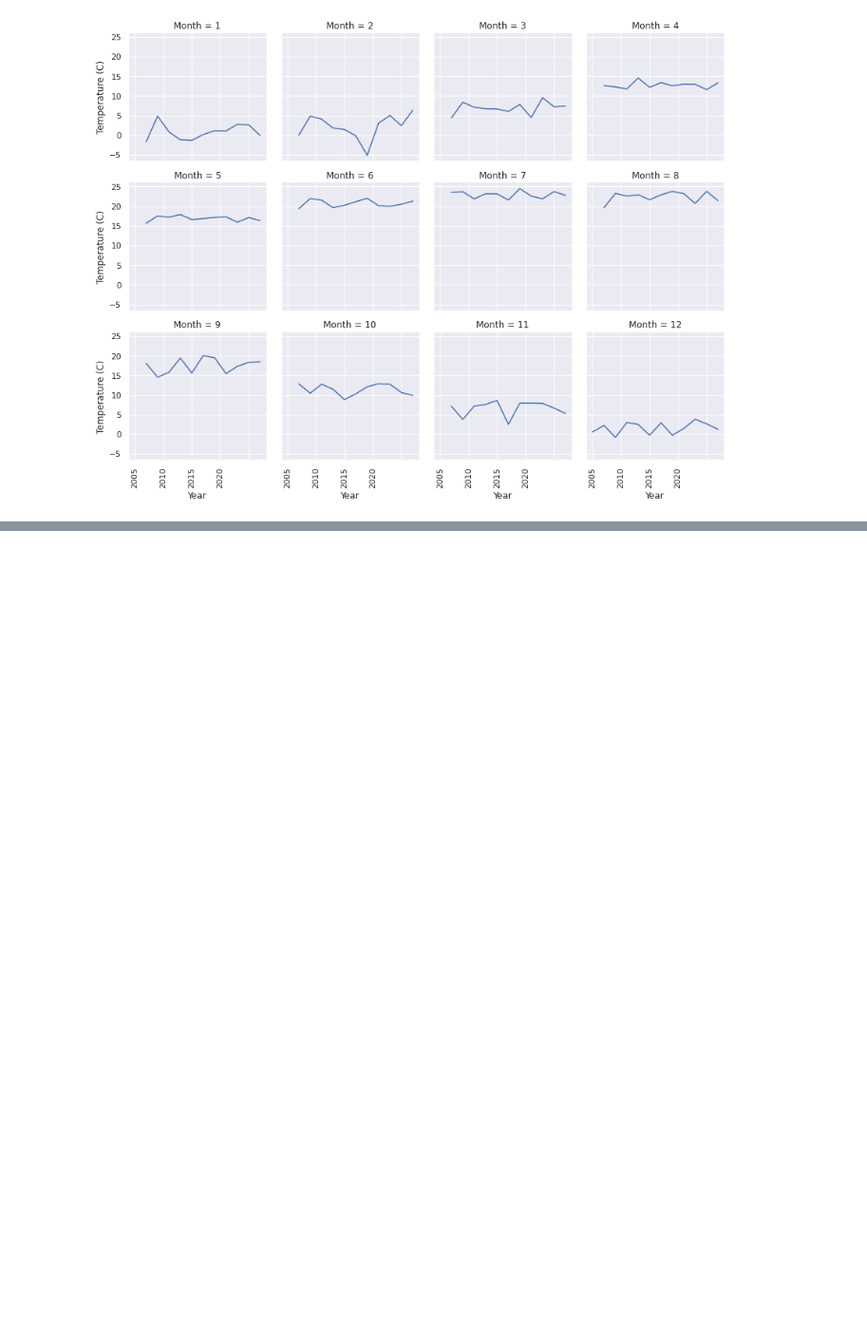
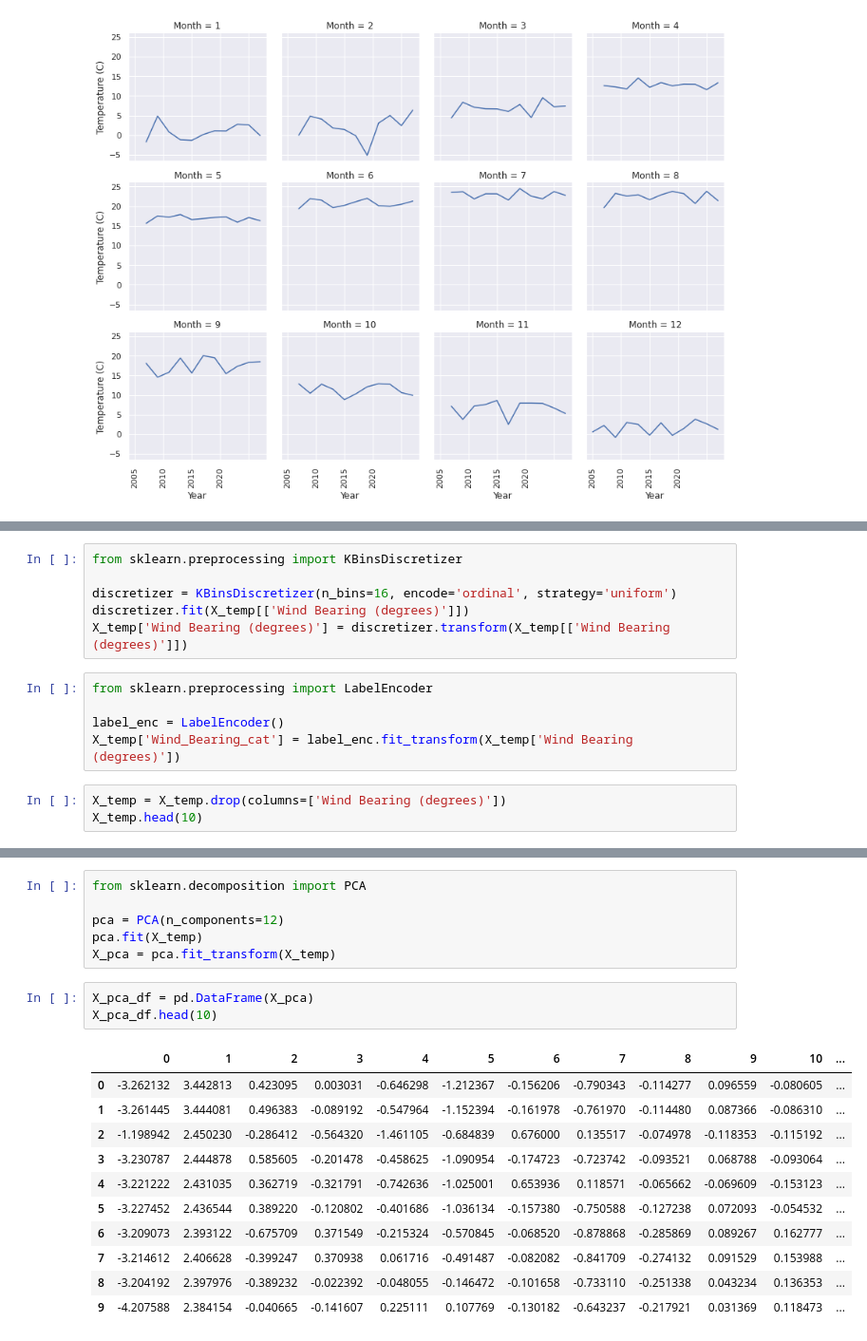
Before and after one commit to nandinib1999/Weather-in-Szeged-2006-2016, a Jupyter notebook: Weather_in_Szeged_2006_2016.ipynb, the cells around one changed output, grey strips where cells are left out. Shown at 95% size. Cells and saved outputs as stored; diff of their text form; blank space fills up the shorter version.

```diff
--- a/Weather_in_Szeged_2006_2016.ipynb
+++ b/Weather_in_Szeged_2006_2016.ipynb
@@ -585,0 +796,14 @@ plt.show()
+# %%
+from sklearn.preprocessing import KBinsDiscretizer
+
+discretizer = KBinsDiscretizer(n_bins=16, encode='ordinal', strategy='uniform')
+discretizer.fit(X_temp[['Wind Bearing (degrees)']])
+X_temp['Wind Bearing (degrees)'] = discretizer.transform(X_temp[['Wind Bearing (degrees)']])
+# %%
+from sklearn.preprocessing import LabelEncoder
+
+label_enc = LabelEncoder()
+X_temp['Wind_Bearing_cat'] = label_enc.fit_transform(X_temp['Wind Bearing (degrees)'])
+# %%
+X_temp = X_temp.drop(columns=['Wind Bearing (degrees)'])
+X_temp.head(10)
@@ -585,0 +854,21 @@ plt.show()
+# %%
+from sklearn.decomposition import PCA
+
+pca = PCA(n_components=12)
+pca.fit(X_temp)
+X_pca = pca.fit_transform(X_temp)
+# %%
+X_pca_df = pd.DataFrame(X_pca)
+X_pca_df.head(10)
+# %% [output]
+|  | 0 | 1 | 2 | 3 | 4 | 5 | 6 | 7 | 8 | 9 | 10 | ... |
+| 0 | -3.262132 | 3.442813 | 0.423095 | 0.003031 | -0.646298 | -1.212367 | -0.156206 | -0.790343 | -0.114277 | 0.096559 | -0.080605 | ... |
+| 1 | -3.261445 | 3.444081 | 0.496383 | -0.089192 | -0.547964 | -1.152394 | -0.161978 | -0.761970 | -0.114480 | 0.087366 | -0.086310 | ... |
+| 2 | -1.198942 | 2.450230 | -0.286412 | -0.564320 | -1.461105 | -0.684839 | 0.676000 | 0.135517 | -0.074978 | -0.118353 | -0.115192 | ... |
+| 3 | -3.230787 | 2.444878 | 0.585605 | -0.201478 | -0.458625 | -1.090954 | -0.174723 | -0.723742 | -0.093521 | 0.068788 | -0.093064 | ... |
+| 4 | -3.221222 | 2.431035 | 0.362719 | -0.321791 | -0.742636 | -1.025001 | 0.653936 | 0.118571 | -0.065662 | -0.069609 | -0.153123 | ... |
+| 5 | -3.227452 | 2.436544 | 0.389220 | -0.120802 | -0.401686 | -1.036134 | -0.157380 | -0.750588 | -0.127238 | 0.072093 | -0.054532 | ... |
+| 6 | -3.209073 | 2.393122 | -0.675709 | 0.371549 | -0.215324 | -0.570845 | -0.068520 | -0.878868 | -0.285869 | 0.089267 | 0.162777 | ... |
+| 7 | -3.214612 | 2.406628 | -0.399247 | 0.370938 | 0.061716 | -0.491487 | -0.082082 | -0.841709 | -0.274132 | 0.091529 | 0.153988 | ... |
+| 8 | -3.204192 | 2.397976 | -0.389232 | -0.022392 | -0.048055 | -0.146472 | -0.101658 | -0.733110 | -0.251338 | 0.043234 | 0.136353 | ... |
+| 9 | -4.207588 | 2.384154 | -0.040665 | -0.141607 | 0.225111 | 0.107769 | -0.130182 | -0.643237 | -0.217921 | 0.031369 | 0.118473 | ... |
```
Also changed, not shown: parts of 49 cells of this notebook.
